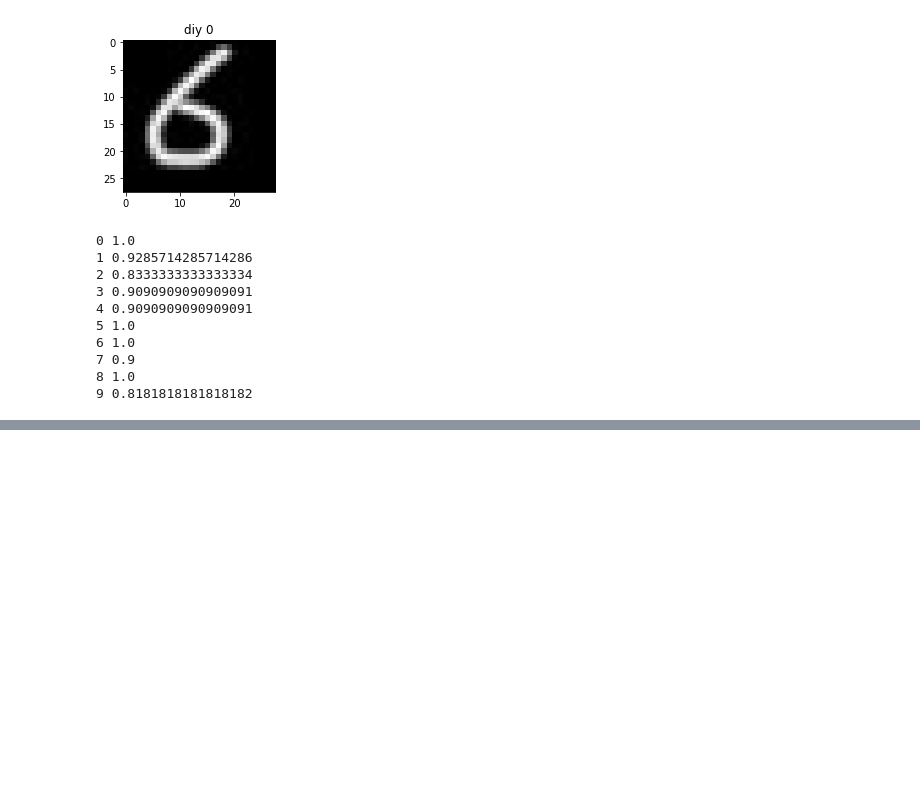
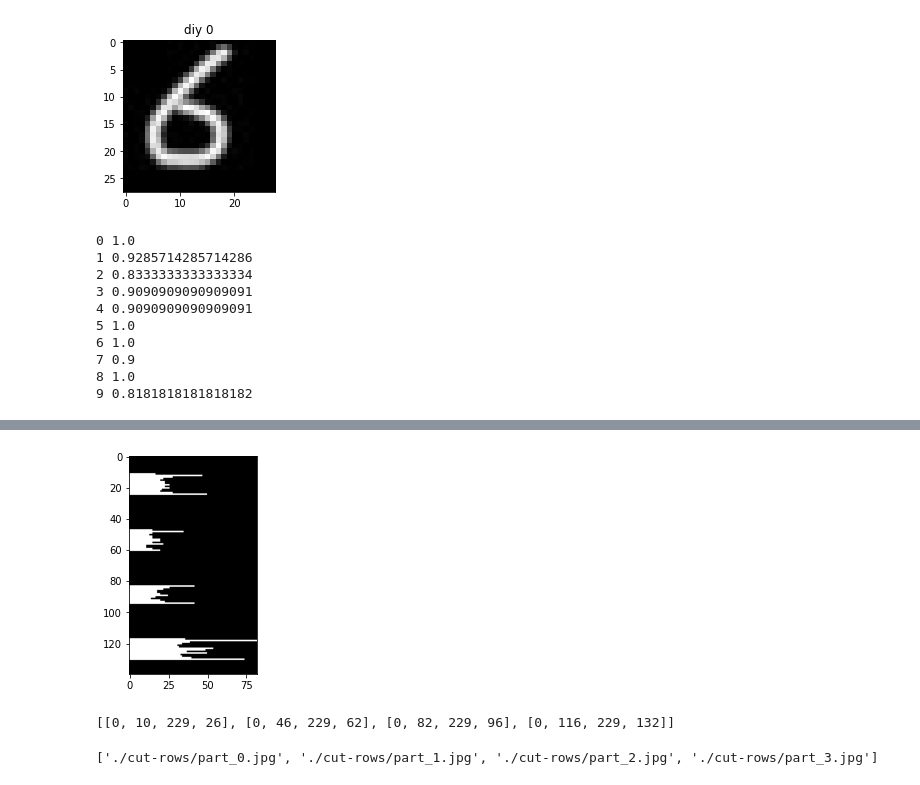
Before and after one commit to sonderlau/invoice_recognition, a Jupyter notebook: mnist.ipynb, the cells around one changed output, grey strips where cells are left out. Drawn from its saved outputs; the diff is of its cells as text; code cells hidden in the pictures; blank space fills up the shorter version.

```diff
--- a/mnist.ipynb
+++ b/mnist.ipynb
@@ -218,0 +258,19 @@ for i in range(10):
+# %%
+def img_y_shadow(img_b):
+    ### 计算投影 ###
+    (h,w)=img_b.shape
+    # 初始化一个跟图像高一样长度的数组，用于记录每一行的黑点个数
+    a=[0 for _ in range(0,h)]
+    # 遍历每一列，记录下这一列包含多少有效像素点
+    for i in range(0,h):
+        for j in range(0,w):
+            if img_b[i,j]==255:
+                a[i]+=1
+    return a
+
+shadow_on_y = img_y_shadow(img_threshed)
+
+
+show_shadow(shadow_on_y, 'y')
+# %% [output]
+[figure, added]
@@ -218,0 +298,36 @@ for i in range(10):
+# %%
+(img_h,img_w)=img.shape
+row_mark_boxs = img2rows(shadow_on_y,img_w,img_h)
+print(row_mark_boxs)
+# %% [output]
+[[0, 10, 229, 26], [0, 46, 229, 62], [0, 82, 229, 96], [0, 116, 229, 132]]
+# %%
+# 裁剪图片,img 图片数组， mark_boxs 区域标记
+def cut_img(img, mark_boxs):
+
+    img_items = [] # 存放裁剪好的图片
+    for i in range(0,len(mark_boxs)):
+        img_org = img.copy()
+        box = mark_boxs[i]
+        # 裁剪图片
+        img_item = img_org[box[1]:box[3], box[0]:box[2]]
+        img_items.append(img_item)
+    return img_items
+
+# 保存图片
+def save_imgs(dir_name, imgs):
+
+    img_paths = []
+    for i in range(0,len(imgs)):
+        file_path = dir_name+'part_'+str(i)+'.jpg'
+        cv2.imwrite(file_path,imgs[i])
+        img_paths.append(file_path)
+
+    return img_paths
+
+# 切图并保存
+row_imgs = cut_img(img_threshed, row_mark_boxs)
+imgs = save_imgs('./cut-rows/', row_imgs) # 如果要保存切图
+print(imgs)
+# %% [output]
+['./cut-rows/part_0.jpg', './cut-rows/part_1.jpg', './cut-rows/part_2.jpg', './cut-rows/part_3.jpg']
```
Also changed, not shown: parts of 6 cells of this notebook, 9 other files.
